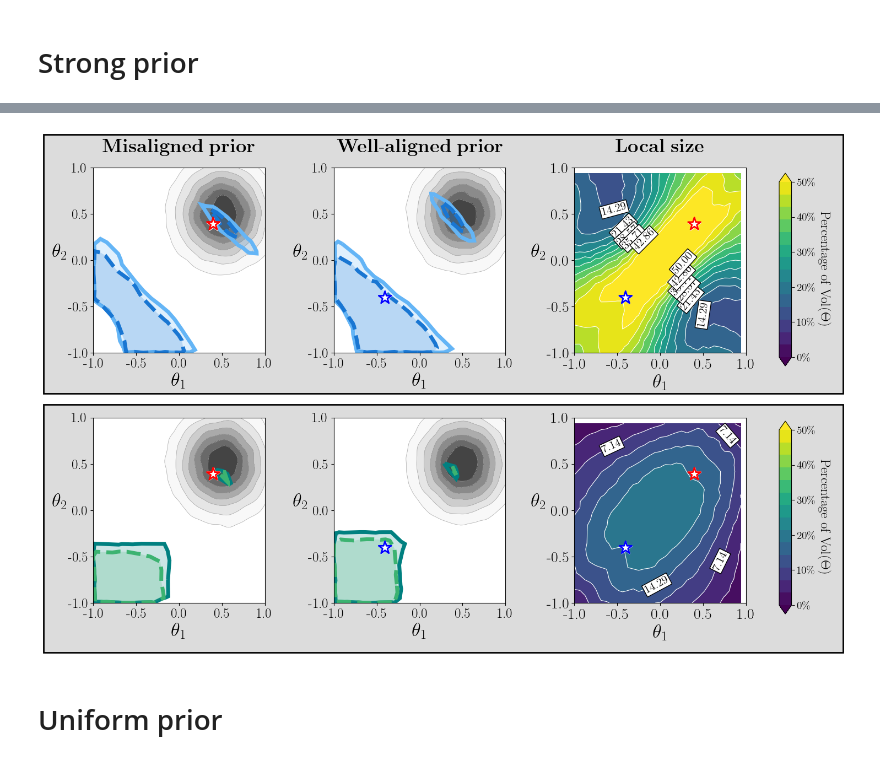
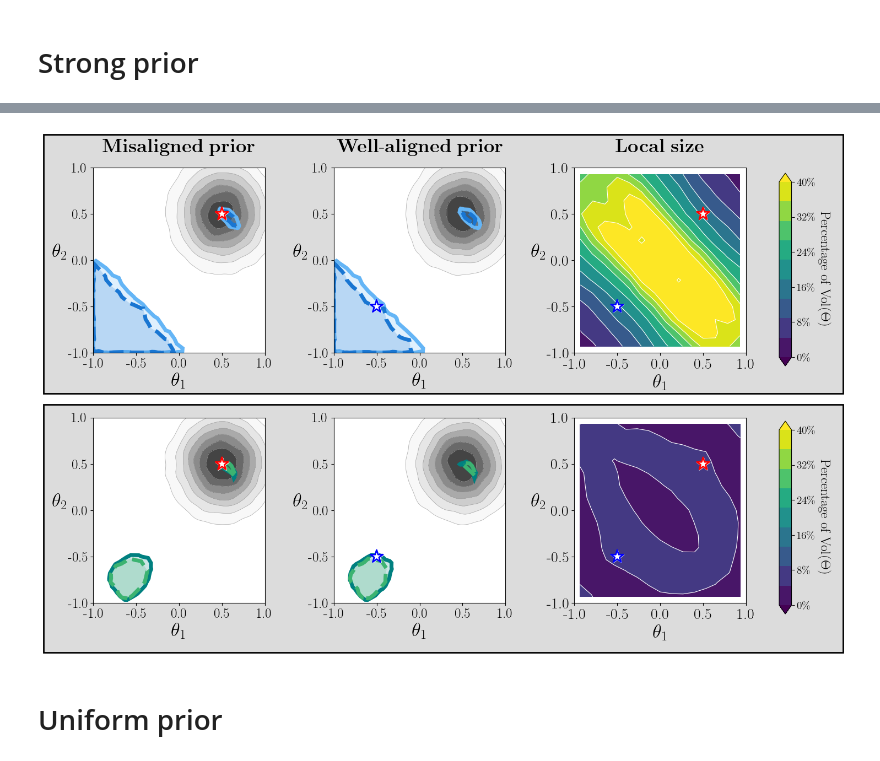
Before and after one commit to lee-group-cmu/tsi, a Jupyter notebook: src/tsi/two_moons/figures.ipynb, the cells around one changed output, grey strips where cells are left out. Cells and saved outputs as stored; diff of their text form; code cells hidden in the pictures.

```diff
--- a/src/tsi/two_moons/figures.ipynb
+++ b/src/tsi/two_moons/figures.ipynb
@@ -118,0 +71,3 @@ for idx in range(len(confidence_sets_for_size_waldo[0])):
+# %%
+true_theta = torch.stack(torch.meshgrid(torch.linspace(-1, 1, 11), torch.linspace(-1, 1, 11)), dim=-1).reshape(-1, 2)
+obs_x = simulator(true_theta)
@@ -119,5 +138,21 @@ for idx in range(len(confidence_sets_for_size_waldo[0])):
 # %%
-size_grid_for_sizes = 5_000
+# experiment_dir = 'results/snpe/uniform_prior'
+experiment_dir = 'results/fmpe/strong_prior/2025-11-05 12:42:14.771084'
+
+with open(f'{experiment_dir}/obs_x_theta.pkl', 'rb') as f:
+    examples = dill.load(f)
+    true_theta = examples['true_theta']
+    obs_x = examples['obs_x']
+with open(f'{experiment_dir}/lf2i_strong_prior.pkl', 'rb') as f:
+    lf2i = dill.load(f)
+
+PRIOR_VAR = 0.1 # (6*np.sqrt(2.0))**2
+POI_BOUNDS = {r'$\theta_1$': (-1, 1), r'$\theta_2$': (-1, 1)}
+PRIOR = MultivariateNormal(
+    loc=torch.Tensor([0.5, 0.5]), covariance_matrix=PRIOR_VAR*torch.eye(n=POI_DIM)
+)
+
+size_grid_for_sizes = 1_000
 with open(f'{experiment_dir}/confidence_sets_for_size_waldo.pkl', 'rb') as f:
     confidence_sets_for_size_waldo = dill.load(f)
     confset_sizes_waldo = np.array([100*cs.shape[0]/size_grid_for_sizes for cs in confidence_sets_for_size_waldo[0]])
@@ -128,12 +163,14 @@ with open(f'{experiment_dir}/set_for_size.pkl', 'rb') as f:
     set_for_size = dill.load(f)
     params_for_size = set_for_size['params']
     samples_for_size = set_for_size['samples']
+colorbar_max = 50
 
-idx_1 = torch.norm(torch.tensor([0.4, 0.4]) - params_for_size, dim=1).argmin().item()
-idx_2 = torch.norm(torch.tensor([-0.4, -0.4]) - params_for_size, dim=1).argmin().item()
-
-confidence_setsw = confidence_sets_for_size_waldo
-confidence_sets = confidence_sets_for_size
+with open(f'{experiment_dir}/confidence_sets.pkl', 'rb') as f:
+    confidence_sets = dill.load(f)
+with open(f'{experiment_dir}/confidence_sets_waldo.pkl', 'rb') as f:
+    confidence_setsw = dill.load(f)
+idx_1 = 6
+idx_2 = 3
 
 import matplotlib.pyplot as plt
 import matplotlib.patches as patches
@@ -171,7 +208,8 @@ idx_obs = idx_1
 plot_parameter_regions(
     *[confidence_setsw[j][idx_obs] for j in range(len(CONFIDENCE_LEVEL))],
     param_dim=2,
-    true_parameter=params_for_size[idx_obs, :],
+    # true_parameter=params_for_size[idx_obs, :],
+    true_parameter = true_theta[idx_obs, :],
     prior_samples=PRIOR.sample(sample_shape=(50_000, )).numpy(),
     parameter_space_bounds={
         r'$\theta_1$': dict(zip(['low', 'high'], POI_BOUNDS[r'$\theta_1$'])),
@@ -187,7 +225,7 @@ plot_parameter_regions(
     linestyles=['-', '--'],
     param_names=[r'$\theta_1$', r'$\theta_2$'],
     alpha_shape=True,
-    alpha=3,
+    alpha=9,
     scatter=False,
     remove_legend=True,
     title=r'$\mathbf{Misaligned\ prior}$',
@@ -197,7 +235,8 @@ plot_parameter_regions(
 plot_parameter_regions(
     *[confidence_sets[j][idx_obs] for j in range(len(CONFIDENCE_LEVEL))],
     param_dim=2,
-    true_parameter=params_for_size[idx_obs, :],
+    # true_parameter=params_for_size[idx_obs, :],
+    true_parameter = true_theta[idx_obs, :],
     prior_samples=PRIOR.sample(sample_shape=(50_000, )).numpy(),
     parameter_space_bounds={
         r'$\theta_1$': dict(zip(['low', 'high'], POI_BOUNDS[r'$\theta_1$'])),
@@ -213,7 +252,7 @@ plot_parameter_regions(
     linestyles=['-', '--'],
     param_names=[r'$\theta_1$', r'$\theta_2$'],
     alpha_shape=True,
-    alpha=3,
+    alpha=9,
     scatter=False,
     remove_legend=True,
     title=None,
@@ -221,7 +260,8 @@ plot_parameter_regions(
 )
 
 idx_obs = idx_2
-true_parameter=params_for_size[idx_obs, :]
+# true_parameter=params_for_size[idx_obs, :]
+true_parameter = true_theta[idx_obs, :]
 plot_parameter_regions(
     *[confidence_setsw[j][idx_obs] for j in range(len(CONFIDENCE_LEVEL))],
     param_dim=2,
@@ -240,7 +280,7 @@ plot_parameter_regions(
     linestyles=['-', '--'],
     param_names=[r'$\theta_1$', r'$\theta_2$'],
     alpha_shape=True,
-    alpha=3,
+    alpha=9,
     scatter=False,
     remove_legend=True,
     title=r'$\mathbf{Well\text{-}aligned\ prior}$',
@@ -269,8 +309,11 @@ plot_parameter_regions(
     linestyles=['-', '--'],
     param_names=[r'$\theta_1$', r'$\theta_2$'],
     alpha_shape=True,
-    alpha=3,
+    alpha=9,
     scatter=False,
+    # alpha_shape=False,
+    # alpha=6,
+    # scatter=True,
     remove_legend=True,
     title=None,
     custom_ax=axs[1][1]
@@ -287,21 +330,26 @@ size_plot_top = set_size_plot(
     param_dim=2,
     xlims=POI_BOUNDS[r'$\theta_1$'],
     ylims=POI_BOUNDS[r'$\theta_2$'],
-    vmin_vmax=(0, 50),
+    vmin_vmax=(0, colorbar_max),
     title=r'$\mathbf{Local\ size}$',
     params_labels=[r'$\theta_1$', r'$\theta_2$'],
-    custom_ax=axs[0][2]
+    custom_ax=axs[0][2],
+    show_text=False,
+    n_bins=15,
+    n_levels=10
 )
 
 idx_obs = idx_1
-true_parameter=params_for_size[idx_obs, :]
+# true_parameter=params_for_size[idx_obs, :]
+true_parameter = true_theta[idx_obs, :]
 axs[0][2].scatter(x=true_parameter.reshape(-1,)[0], y=true_parameter.reshape(-1,)[1],
     alpha=1, marker='*', facecolor='white', edgecolor='white', s=300, linewidth=2, zorder=10)
 axs[0][2].scatter(x=true_parameter.reshape(-1,)[0], y=true_parameter.reshape(-1,)[1],
     alpha=1, marker='*', facecolor='none', edgecolor='red', s=300, linewidth=2, zorder=10)
 
 idx_obs = idx_2
-true_parameter=params_for_size[idx_obs, :]
+# true_parameter=params_for_size[idx_obs, :]
+true_parameter = true_theta[idx_obs, :]
 axs[0][2].scatter(x=true_parameter.reshape(-1,)[0], y=true_parameter.reshape(-1,)[1],
     alpha=1, marker='*', facecolor='white', edgecolor='white', s=300, linewidth=2, zorder=10)
 axs[0][2].scatter(x=true_parameter.reshape(-1,)[0], y=true_parameter.reshape(-1,)[1],
@@ -314,20 +362,25 @@ size_plot_bottom = set_size_plot(
     param_dim=2,
     xlims=POI_BOUNDS[r'$\theta_1$'],
     ylims=POI_BOUNDS[r'$\theta_2$'],
-    vmin_vmax=(0, 50),
+    vmin_vmax=(0, colorbar_max),
     params_labels=[r'$\theta_1$', r'$\theta_2$'],
-    custom_ax=axs[1][2]
+    custom_ax=axs[1][2],
+    show_text=False,
+    n_bins=16,
+    n_levels=10
 )
 
 idx_obs = idx_1
-true_parameter=params_for_size[idx_obs, :]
+# true_parameter=params_for_size[idx_obs, :]
+true_parameter = true_theta[idx_obs, :]
 axs[1][2].scatter(x=true_parameter.reshape(-1,)[0], y=true_parameter.reshape(-1,)[1],
     alpha=1, marker='*', facecolor='white', edgecolor='white', s=300, linewidth=2, zorder=10)
 axs[1][2].scatter(x=true_parameter.reshape(-1,)[0], y=true_parameter.reshape(-1,)[1],
     alpha=1, marker='*', facecolor='none', edgecolor='red', s=300, linewidth=2, zorder=10)
 
 idx_obs = idx_2
-true_parameter=params_for_size[idx_obs, :]
+# true_parameter=params_for_size[idx_obs, :]
+true_parameter = true_theta[idx_obs, :]
 axs[1][2].scatter(x=true_parameter.reshape(-1,)[0], y=true_parameter.reshape(-1,)[1],
     alpha=1, marker='*', facecolor='white', edgecolor='white', s=300, linewidth=2, zorder=10)
 axs[1][2].scatter(x=true_parameter.reshape(-1,)[0], y=true_parameter.reshape(-1,)[1],
@@ -336,7 +389,7 @@ axs[1][2].scatter(x=true_parameter.reshape(-1,)[0], y=true_parameter.reshape(-1,
 # Add colorbar for top row (rightmost column)
 cax_top = fig.add_axes([0.92, 0.55, 0.015, 0.35])
 cbar_top = fig.colorbar(size_plot_top, cax=cax_top)
-standard_ticks = np.round(np.linspace(0, 50, num=6), 1)
+standard_ticks = np.round(np.linspace(0, colorbar_max, num=6), 1)
 tick_labels = [f"{label:.0f}\%" for label in standard_ticks]
 cbar_top.ax.yaxis.set_ticks(standard_ticks)
 cbar_top.ax.set_yticklabels(tick_labels, fontsize=14)
@@ -360,3 +415,3 @@ plt.show()
-[figure, old version]
+[figure, new version]
 # %% [markdown]
 # Uniform prior
```
Also changed, not shown: parts of 26 cells of this notebook, 9 other files.
